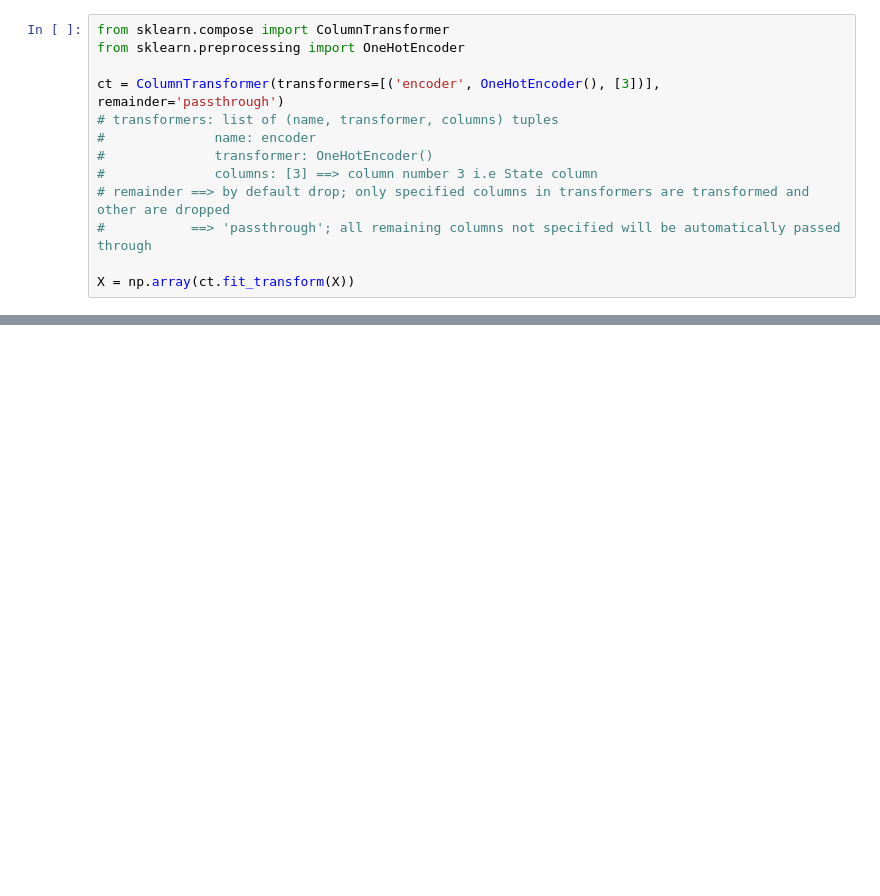
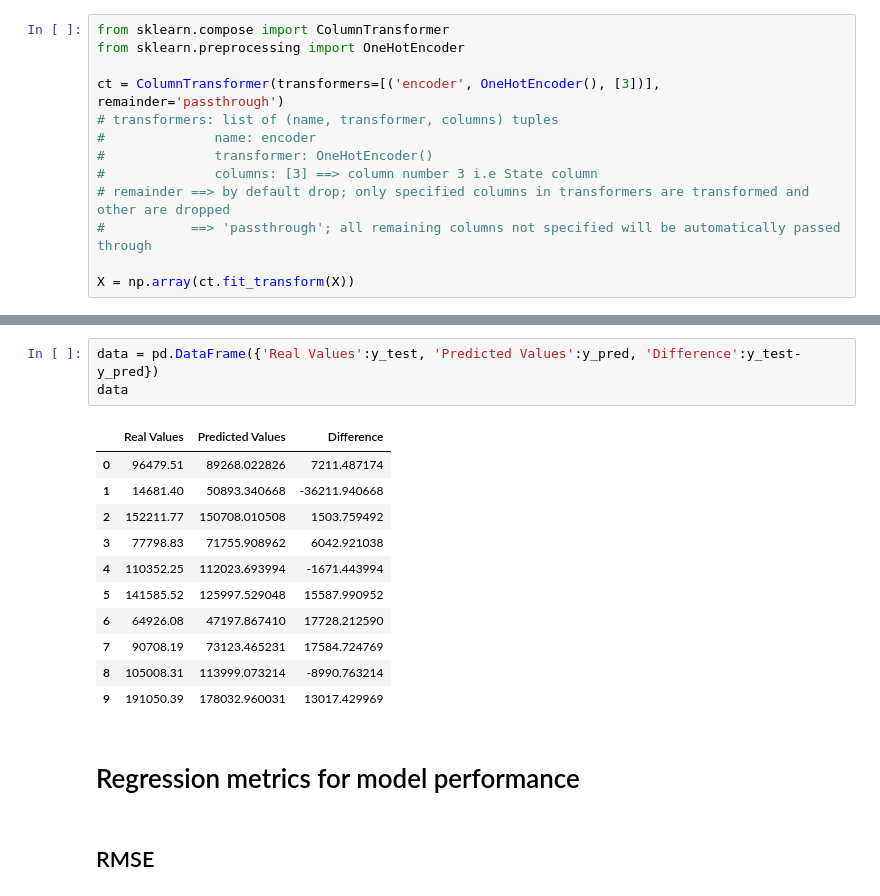
Before and after one commit to DiwakarBasnet/Machine-Learning, a Jupyter notebook: Multiple_Linear_Regression.ipynb, the cells around one changed output, grey strips where cells are left out. Saved outputs shown, nothing was run; the diff lists cells and outputs as text; blank space fills up the shorter version.

```diff
--- a/Multiple_Linear_Regression.ipynb
+++ b/Multiple_Linear_Regression.ipynb
@@ -81,0 +104,19 @@ X = np.array(ct.fit_transform(X))
+# %%
+data = pd.DataFrame({'Real Values':y_test, 'Predicted Values':y_pred, 'Difference':y_test-y_pred})
+data
+# %% [output]
+|  | Real Values | Predicted Values | Difference |
+| 0 | 96479.51 | 89268.022826 | 7211.487174 |
+| 1 | 14681.40 | 50893.340668 | -36211.940668 |
+| 2 | 152211.77 | 150708.010508 | 1503.759492 |
+| 3 | 77798.83 | 71755.908962 | 6042.921038 |
+| 4 | 110352.25 | 112023.693994 | -1671.443994 |
+| 5 | 141585.52 | 125997.529048 | 15587.990952 |
+| 6 | 64926.08 | 47197.867410 | 17728.212590 |
+| 7 | 90708.19 | 73123.465231 | 17584.724769 |
+| 8 | 105008.31 | 113999.073214 | -8990.763214 |
+| 9 | 191050.39 | 178032.960031 | 13017.429969 |
+# %% [markdown]
+# Regression metrics for model performance
+# %% [markdown]
+## RMSE
```
Also changed, not shown: parts of 12 cells of this notebook.
